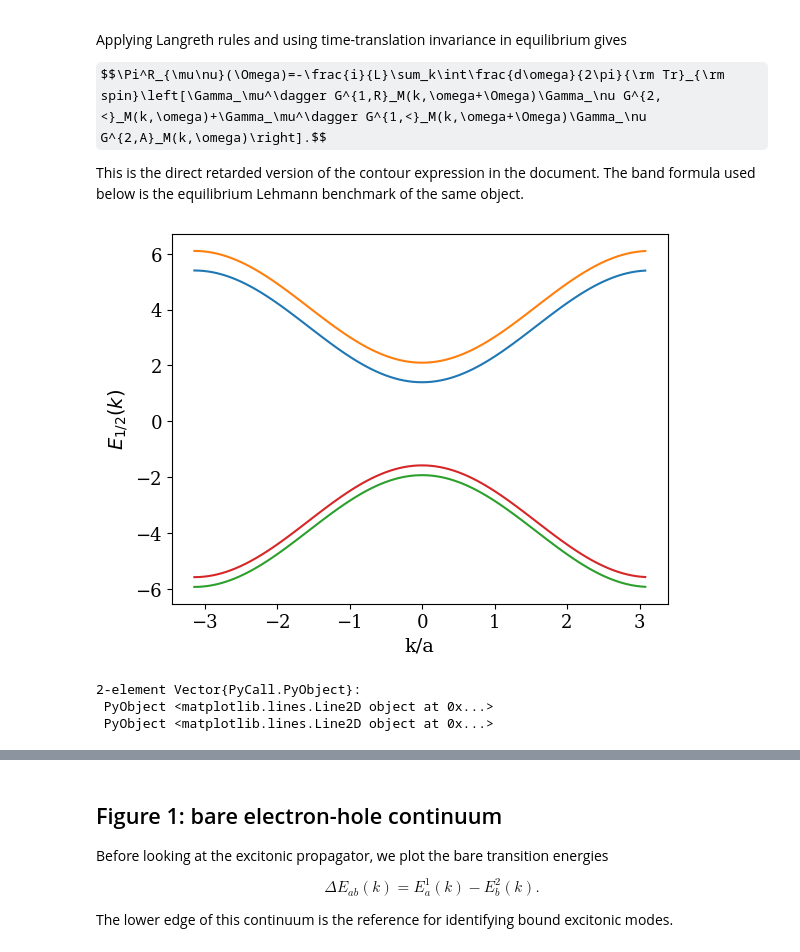
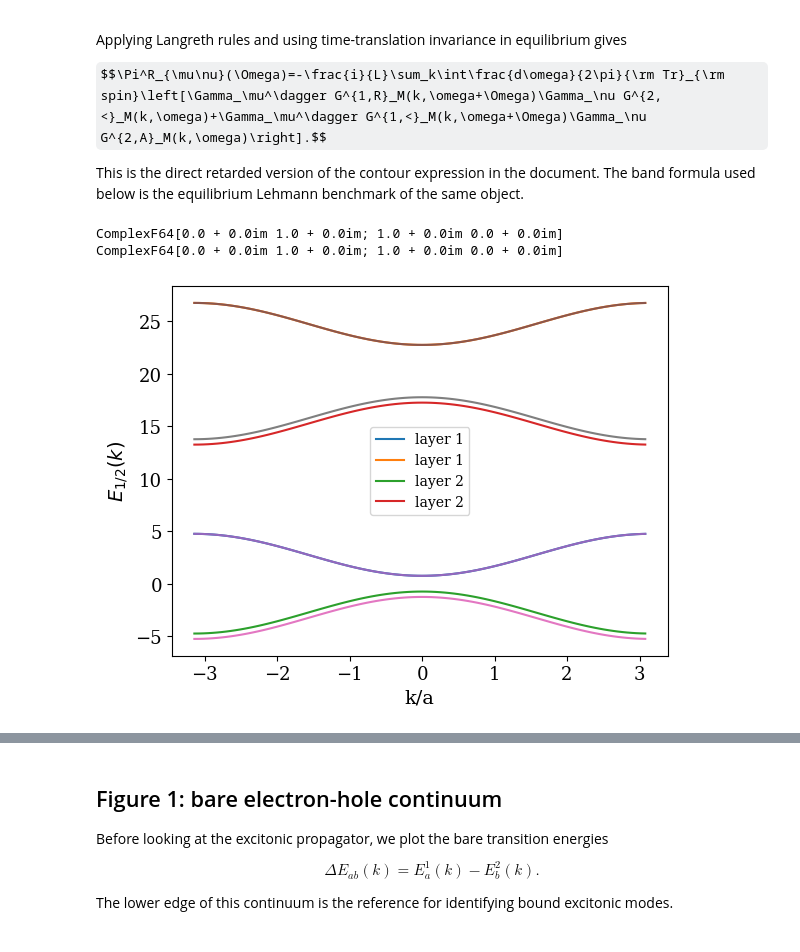
Before and after one commit to fegarciaga/05_tJ_exciton, a Jupyter notebook: RPA-exciton/StaticBethe.ipynb, the cells around one changed output, grey strips where cells are left out. Cells and saved outputs as stored; diff of their text form; code cells hidden in the pictures; some formulas as TeX source.

```diff
--- a/RPA-exciton/StaticBethe.ipynb
+++ b/RPA-exciton/StaticBethe.ipynb
@@ -57,9 +57,9 @@ rc("legend", fontsize=10)
 L = 100#36                        # momentum points; increase for production
 γ = 1.0                       # intralayer hopping
 Δ_layer = 8.0                 # energy offset between layers: ε1=+Δ/2+εk, ε2=-Δ/2+εk
-Jsd = 0.35                    # s-d coupling
+Jsd = -1.0#0.1                    # s-d coupling
 Mmag = 1.0                    # magnitude of the classical magnetizations
-θ = 0.0#π/4                   # fixed angle between M1 and M2
+θ = π/4                   # fixed angle between M1 and M2
 V = -1.2                      # effective excitonic attraction in D=(V^{-1}-Π)^{-1}
 T = 0.08                      # electronic temperature
 μchem = 0.0                   # common chemical potential
@@ -69,8 +69,8 @@ T = 0.08                      # electronic temperature
 ηe = 0.08                     # electronic Green-function broadening
 ηΩ = 2ηe                      # effective broadening of the band benchmark
 
-Ωmin, Ωmax, NΩ = 0.0, 15.0, 401#121 -20.0
-ωmin, ωmax, Nω = -15.0, 15.0, 601#601#401
+Ωmin, Ωmax, NΩ = -10.0, 25.0, 401#121 -20.0 -10.0, 15.0, 401
+ωmin, ωmax, Nω = -25.0, 25.0, 601#601#401 -15.0, 15.0, 601
 ks = collect(range(-π, stop=π - 2π/L, length=L))
 Ωs = collect(range(Ωmin, Ωmax, length=NΩ))
 ωs = collect(range(ωmin, ωmax, length=Nω))
@@ -106,6 +106,8 @@ function h_layer(k, M; layer::Int)
     energy = (ϵk(k) + offset) * σ_spin_0 - Jsd * (M[1]*σ_spin_x + M[2]*σ_spin_y + M[3]*σ_spin_z)
     energy .*= (-1)^(layer+1)
     energy .-= layer_chemical_potential(layer) * σ_spin_0
+    energy .+=10.0* σ_spin_z .+  10*σ_spin_0
+
     return energy
 end
 
@@ -144,16 +146,26 @@ green_A(h, ω; η=ηe) = green_R(h, ω; η=η)'
 green_less(h, ω; η=ηe) = fermi(ω) * (green_A(h, ω; η=η) - green_R(h, ω; η=η));
 # %%
 #ks = -pi:0.1:pi
-e1(k) = eigen(h_layer(k, [0.,0.,1.0]; layer=1)).values
-e2(k) = eigen(h_layer(k, [0.5,0.0,0.0]; layer=2)).values
+e1(k,l) = eigen(h_layer(k, [0.,0.,1.0]; layer=l)).values
+e2(k,l) = eigen(h_layer(k, [0.0,0.0,1.0]; layer=l)).values
 # #eigen(h_layer(k, [0.,0.,1.0]; layer=1))
 plt.ylabel(L"E_{1/2}(k)")
 plt.xlabel("k/a")
-plt.plot(ks,e1.(ks))
-plt.plot(ks,e2.(ks))
+plt.plot(ks,e1.(ks,1),label="layer 1")
+plt.plot(ks,e2.(ks,2),label="layer 2")
+
+
+e3(k,l) = eigen(h_layer(k, [0.,0.,1.0]; layer=l)).values
+e4(k,l) = eigen(h_layer(k, [0.0,0.5,0.5]; layer=l)).values
+plt.plot(ks,e3.(ks,1),)
+plt.plot(ks,e4.(ks,2),)
+
+#plt.ylim(-10,10)
+plt.legend()
 #(E1,E2, )=diagonalize_layers(ks, 0.0)
+println(eigen(h_layer(0.0, [0.,0.,1.0]; layer=1)).vectors)
+println(eigen(h_layer(0.0, [0.,0.,1.0]; layer=2)).vectors)
 # %% [output]
+ComplexF64[0.0 + 0.0im 1.0 + 0.0im; 1.0 + 0.0im 0.0 + 0.0im]
+ComplexF64[0.0 + 0.0im 1.0 + 0.0im; 1.0 + 0.0im 0.0 + 0.0im]
-[figure, old version]
+[figure, new version]
-2-element Vector{PyCall.PyObject}:
- PyObject <matplotlib.lines.Line2D object at 0x...>
- PyObject <matplotlib.lines.Line2D object at 0x...>
```
Also changed, not shown: parts of 14 cells of this notebook, 4 other files.
